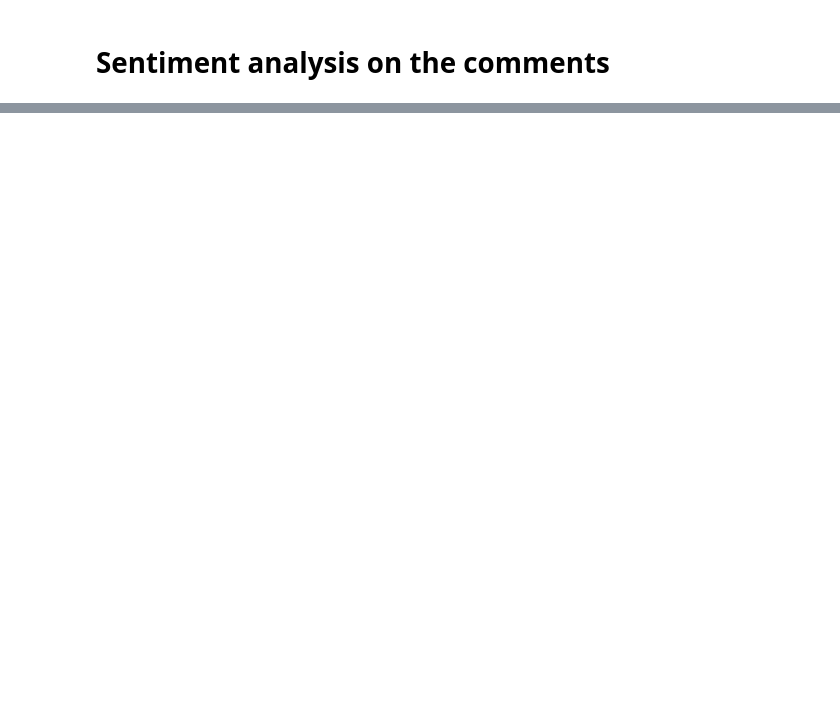
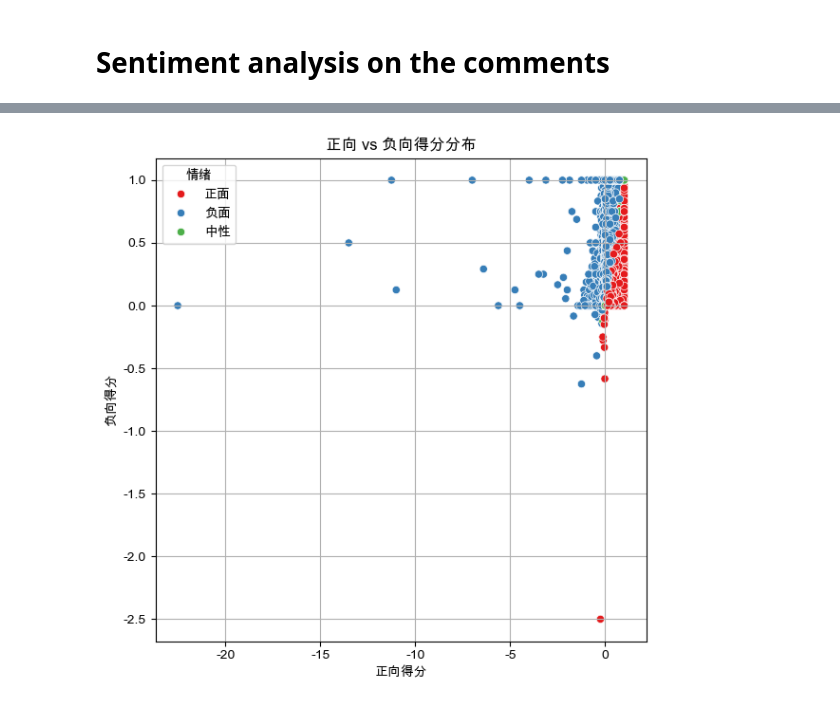
Before and after one commit to Xuehann/scentrec, a Jupyter notebook: neumf.ipynb, the cells around one changed output, grey strips where cells are left out. Drawn from its saved outputs; the diff is of its cells as text; code cells hidden in the pictures; blank space fills up the shorter version.

Commit message:
first try on sentiment analysis

```diff
--- a/neumf.ipynb
+++ b/neumf.ipynb
@@ -712,2 +712,22 @@ recommend_perfumes('29445178', 10)
 # %% [markdown]
 # Sentiment analysis on the comments
+# %%
+from networks import SentimentAnalysis
+SA = SentimentAnalysis()
+def predict_label(sent):
+    score1, score0 = SA.normalization_score(sent)
+    if score1 == score0:
+        label = "中性"
+    elif score1 > score0:
+        label = "正面"
+    else:
+        label = "负面"
+    return pd.Series([score1, score0, label])
+
+interactions["评论"] = interactions["评论"].fillna("").astype(str)
+
+interactions[["正向得分", "负向得分", "情绪标签"]] = interactions["评论"].apply(predict_label)
+
+
+interactions.to_excel("data/分析结果.xlsx", index=False)
+print("情感分析完成，结果已保存。")
@@ -713,0 +736,14 @@ recommend_perfumes('29445178', 10)
+# %%
+import seaborn as sns
+
+plt.rcParams['font.sans-serif'] = ['Arial Unicode MS']  # MacOS 示例，Windows 可换成 SimHei 或微软雅黑
+plt.rcParams['axes.unicode_minus'] = False
+
+# 情绪标签分布 - 柱状图
+plt.figure(figsize=(6, 4))
+sns.countplot(data=interactions, x="情绪标签", palette="Set2")
+plt.title("情绪标签分布")
+plt.xlabel("情绪标签")
+plt.ylabel("评论数量")
+plt.tight_layout()
+plt.show()
@@ -713,0 +755,13 @@ recommend_perfumes('29445178', 10)
+# %%
+
+# 正负向得分散点图
+plt.figure(figsize=(6, 6))
+sns.scatterplot(data=interactions, x="正向得分", y="负向得分", hue="情绪标签", palette="Set1")
+plt.title("正向 vs 负向得分分布")
+plt.xlabel("正向得分")
+plt.ylabel("负向得分")
+plt.legend(title="情绪")
+plt.grid(True)
+plt.show()
+# %% [output]
+[figure, added]
```
Also changed, not shown: parts of 9 cells of this notebook, 6 other files.
